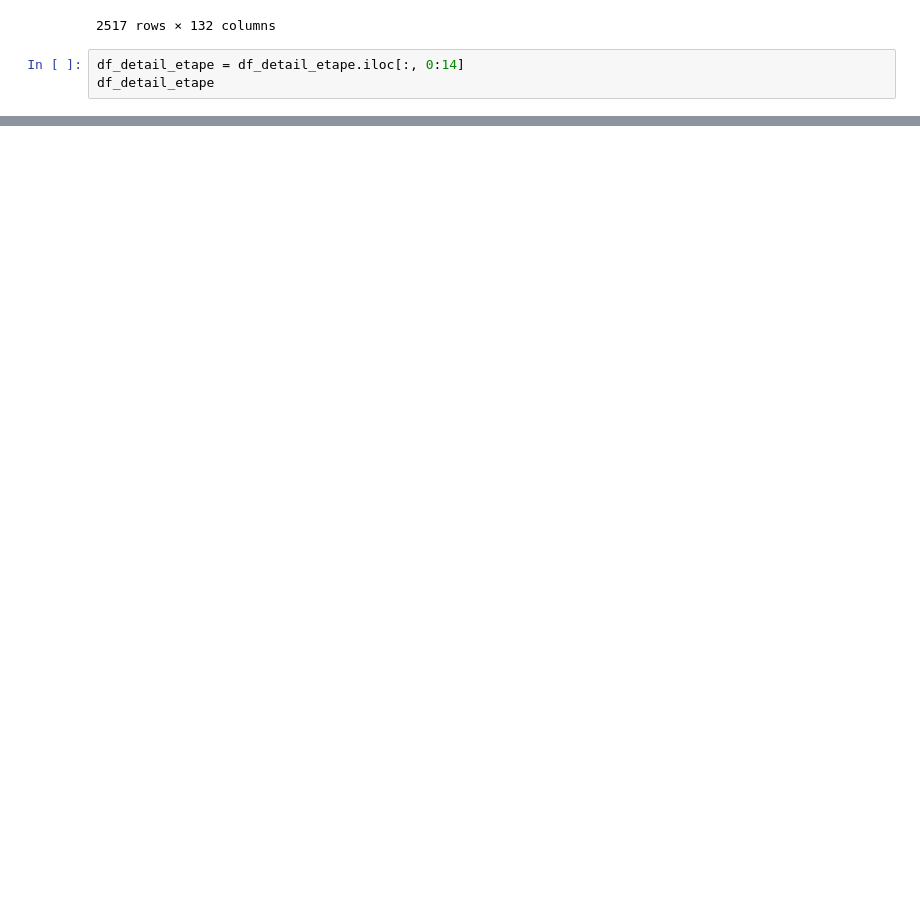
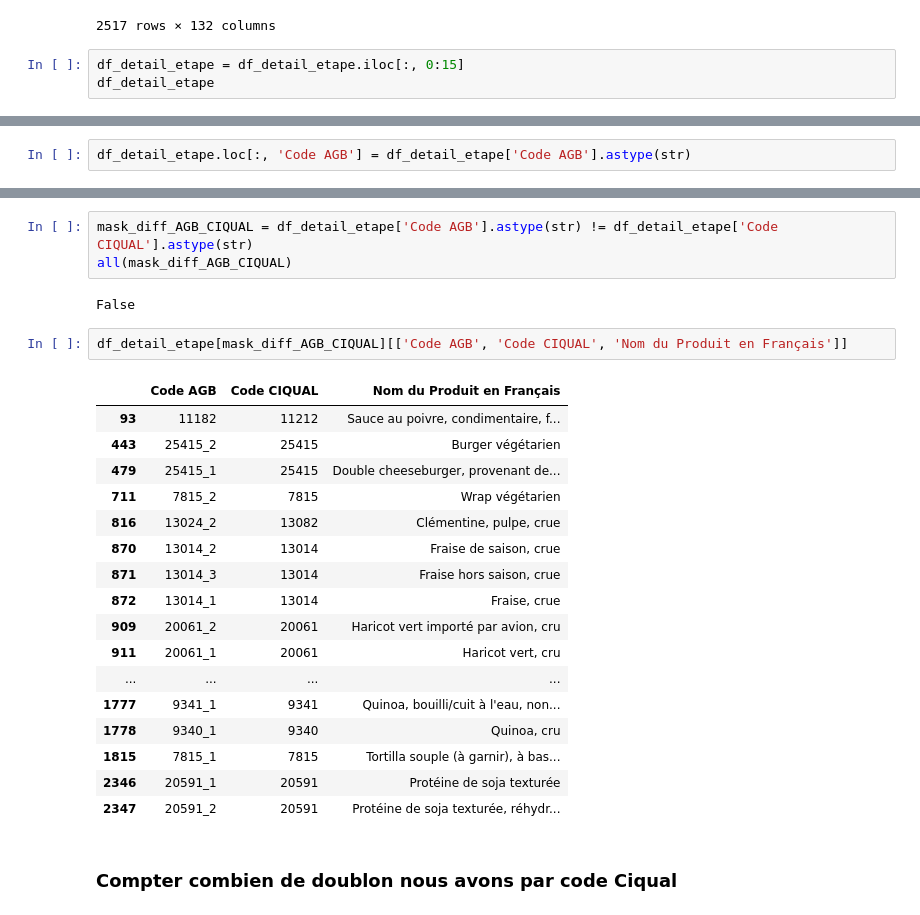
Before and after one commit to Skywidz/projet_recette, a Jupyter notebook: nettoyage_data.ipynb, the cells around one changed output, grey strips where cells are left out. Drawn from its saved outputs; the diff is of its cells as text; blank space fills up the shorter version.

```diff
--- a/nettoyage_data.ipynb
+++ b/nettoyage_data.ipynb
@@ -51,7 +51,7 @@ df_detail_etape
 | 2516 | 25512 | 25512 | viandes, œufs, poissons | autres produits à base de viande | Volaille, croquette panée ou nuggets | Poultry nuggets | ... |
 2517 rows × 132 columns
 # %%
-df_detail_etape = df_detail_etape.iloc[:, 0:14]
+df_detail_etape = df_detail_etape.iloc[:, 0:15]
 df_detail_etape
 # %% [output]
 |  | Code AGB | Code CIQUAL | Groupe d'aliment | Sous-groupe d'aliment | Nom du Produit en Français | LCI Name | ... |
@@ -69,0 +98,2 @@ df_detail_etape
+# %%
+df_detail_etape.loc[:, 'Code AGB'] = df_detail_etape['Code AGB'].astype(str)
@@ -69,0 +137,27 @@ df_detail_etape
+# %%
+mask_diff_AGB_CIQUAL = df_detail_etape['Code AGB'].astype(str) != df_detail_etape['Code CIQUAL'].astype(str)
+all(mask_diff_AGB_CIQUAL)
+# %% [output]
+False
+# %%
+df_detail_etape[mask_diff_AGB_CIQUAL][['Code AGB', 'Code CIQUAL', 'Nom du Produit en Français']]
+# %% [output]
+|  | Code AGB | Code CIQUAL | Nom du Produit en Français |
+| 93 | 11182 | 11212 | Sauce au poivre, condimentaire, f... |
+| 443 | 25415_2 | 25415 | Burger végétarien |
+| 479 | 25415_1 | 25415 | Double cheeseburger, provenant de... |
+| 711 | 7815_2 | 7815 | Wrap végétarien |
+| 816 | 13024_2 | 13082 | Clémentine, pulpe, crue |
+| 870 | 13014_2 | 13014 | Fraise de saison, crue |
+| 871 | 13014_3 | 13014 | Fraise hors saison, crue |
+| 872 | 13014_1 | 13014 | Fraise, crue |
+| 909 | 20061_2 | 20061 | Haricot vert importé par avion, cru |
+| 911 | 20061_1 | 20061 | Haricot vert, cru |
+| ... | ... | ... | ... |
+| 1777 | 9341_1 | 9341 | Quinoa, bouilli/cuit à l'eau, non... |
+| 1778 | 9340_1 | 9340 | Quinoa, cru |
+| 1815 | 7815_1 | 7815 | Tortilla souple (à garnir), à bas... |
+| 2346 | 20591_1 | 20591 | Protéine de soja texturée |
+| 2347 | 20591_2 | 20591 | Protéine de soja texturée, réhydr... |
+# %% [markdown]
+### Compter combien de doublon nous avons par code Ciqual
```
Also changed, not shown: parts of 9 cells of this notebook.
